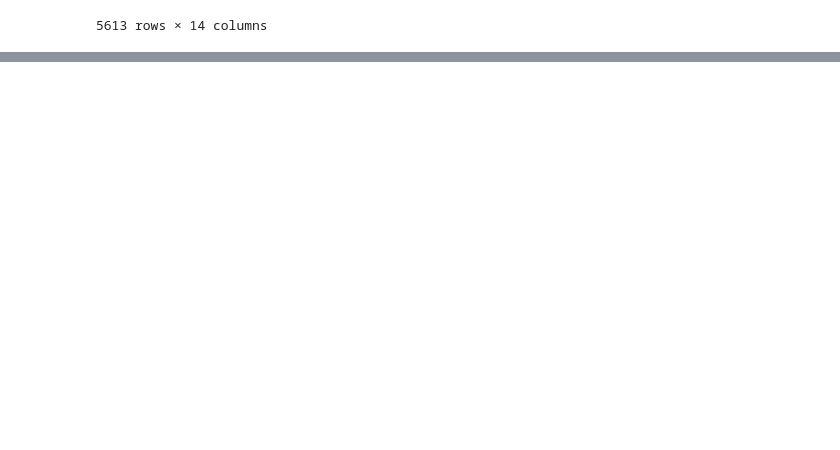
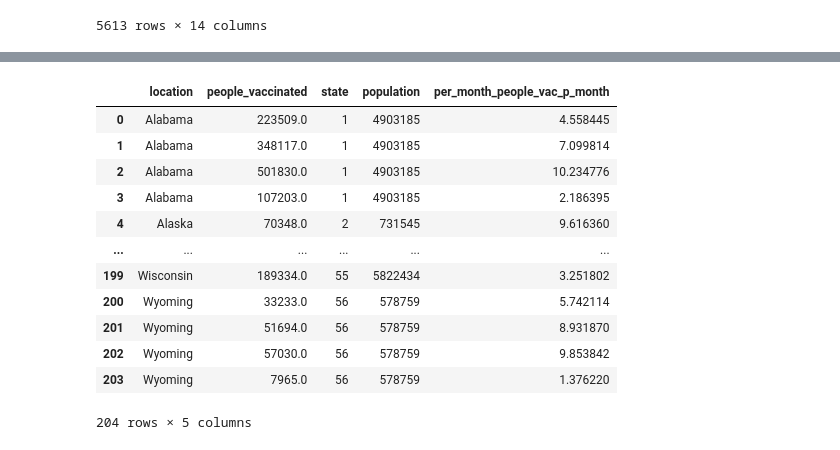
Before and after one commit to osie78/ETL-Project, a Jupyter notebook: ETL1.ipynb, the cells around one changed output, grey strips where cells are left out. Cells and saved outputs as stored; diff of their text form; code cells hidden in the pictures; blank space fills up the shorter version.

```diff
--- a/ETL1.ipynb
+++ b/ETL1.ipynb
@@ -67,0 +108,5 @@ vaccination_df.sample(10)
+# %%
+monthly_df=last_day-first_day
+people_vaccinated= monthly_df['people_vaccinated']
+people_vaccinated=pd.DataFrame(people_vaccinated)
+people_vaccinated
@@ -67,0 +148,3 @@ vaccination_df.sample(10)
+# %%
+state_df=state_df.rename(columns={'name':'location'})
+state_df
@@ -67,0 +169,3 @@ vaccination_df.sample(10)
+# %%
+merged_df=people_vaccinated.merge(state_df, on='location')
+merged_df
@@ -67,0 +186,19 @@ vaccination_df.sample(10)
+# %%
+merged_df=merged_df.rename(columns={'popestimate2019':'population'})
+merged_df['per_month_people_vac_p_month']=(merged_df['people_vaccinated']/merged_df['population'])*100
+
+merged_df
+# %% [output]
+|  | location | people_vaccinated | state | population | per_month_people_vac_p_month |
+| 0 | Alabama | 223509.0 | 1 | 4903185 | 4.558445 |
+| 1 | Alabama | 348117.0 | 1 | 4903185 | 7.099814 |
+| 2 | Alabama | 501830.0 | 1 | 4903185 | 10.234776 |
+| 3 | Alabama | 107203.0 | 1 | 4903185 | 2.186395 |
+| 4 | Alaska | 70348.0 | 2 | 731545 | 9.616360 |
+| ... | ... | ... | ... | ... | ... |
+| 199 | Wisconsin | 189334.0 | 55 | 5822434 | 3.251802 |
+| 200 | Wyoming | 33233.0 | 56 | 578759 | 5.742114 |
+| 201 | Wyoming | 51694.0 | 56 | 578759 | 8.931870 |
+| 202 | Wyoming | 57030.0 | 56 | 578759 | 9.853842 |
+| 203 | Wyoming | 7965.0 | 56 | 578759 | 1.376220 |
+204 rows × 5 columns
```
Also changed, not shown: parts of 16 cells of this notebook.
